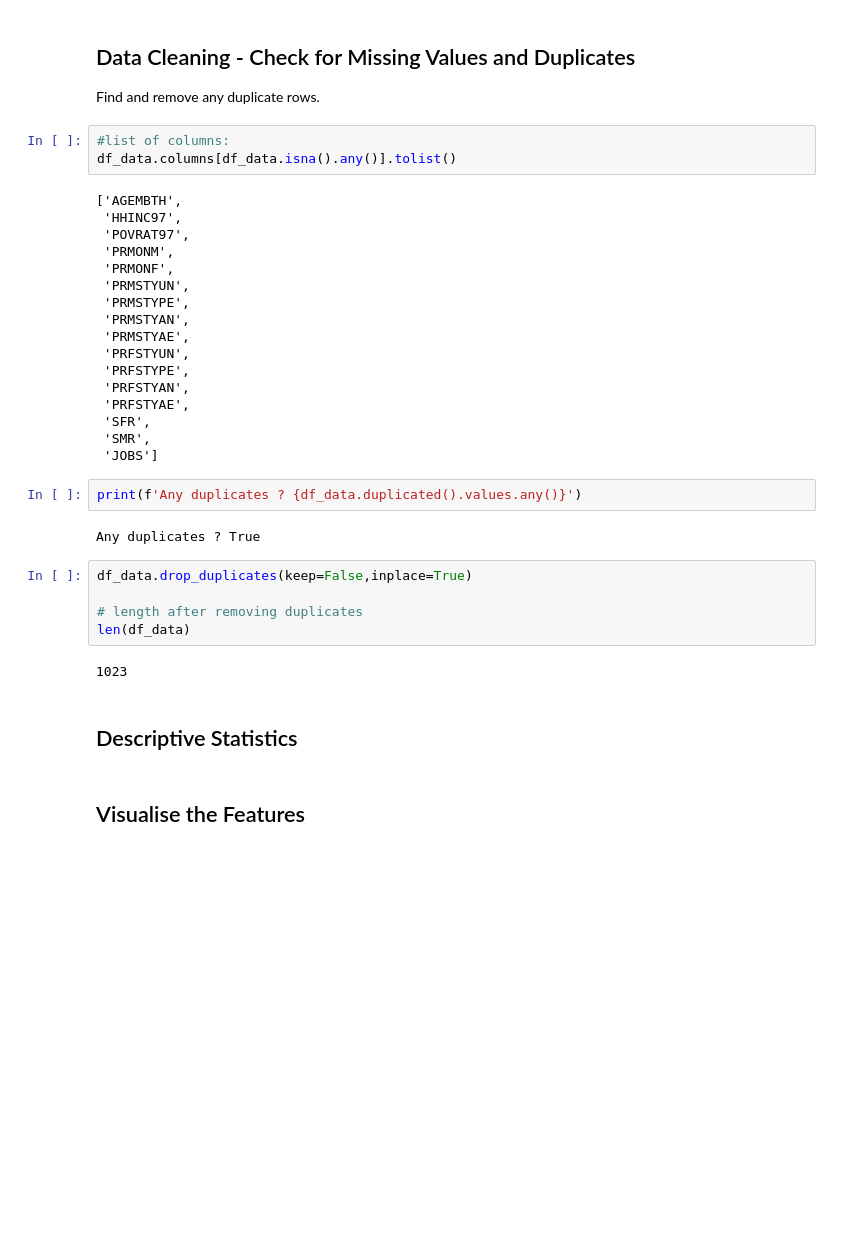
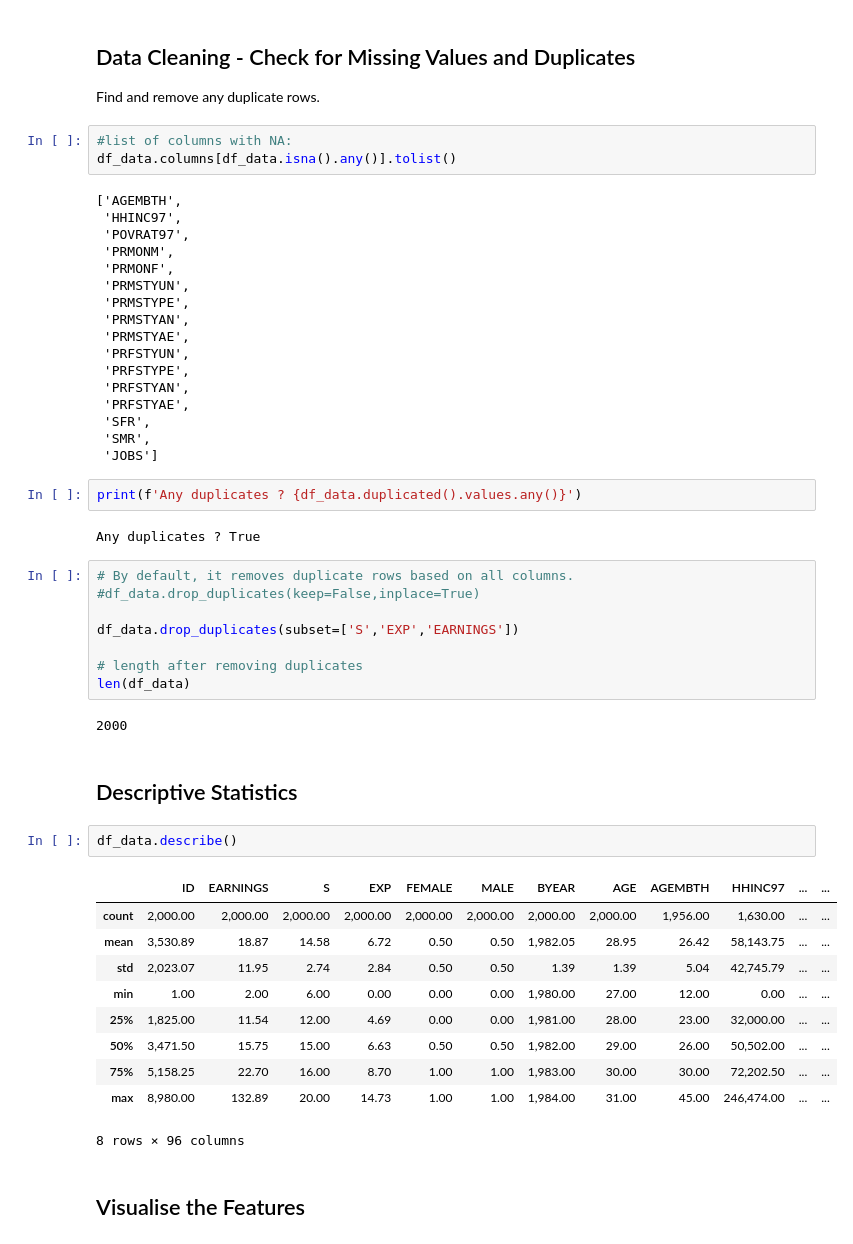
Before and after one commit to cdosorio/python-100-days, a Jupyter notebook: 100-multivariable-regression-salaries/Determinants_of_Earnings_(start).ipynb, the cells around one changed output. Cells and saved outputs as stored; diff of their text form; blank space fills up the shorter version.

```diff
--- a/100-multivariable-regression-salaries/Determinants_of_Earnings_(start).ipynb
+++ b/100-multivariable-regression-salaries/Determinants_of_Earnings_(start).ipynb
@@ -89,7 +92,7 @@ Index(['ID', 'EARNINGS', 'S', 'EXP', 'FEMALE', 'MALE', 'BYEAR', 'AGE',
 
 Find and remove any duplicate rows.
 # %%
-#list of columns:
+#list of columns with NA:
 df_data.columns[df_data.isna().any()].tolist()
 # %% [output]
 ['AGEMBTH',
@@ -113,13 +116,29 @@ print(f'Any duplicates ? {df_data.duplicated().values.any()}')
 # %% [output]
 Any duplicates ? True
 # %%
-df_data.drop_duplicates(keep=False,inplace=True)
+# By default, it removes duplicate rows based on all columns.
+#df_data.drop_duplicates(keep=False,inplace=True)
+
+df_data.drop_duplicates(subset=['S','EXP','EARNINGS'])
 
 # length after removing duplicates
 len(df_data)
 # %% [output]
-1023
+2000
 # %% [markdown]
 ## Descriptive Statistics
+# %%
+df_data.describe()
+# %% [output]
+|  | ID | EARNINGS | S | EXP | FEMALE | MALE | BYEAR | AGE | AGEMBTH | HHINC97 | ... | ... |
+| count | 2,000.00 | 2,000.00 | 2,000.00 | 2,000.00 | 2,000.00 | 2,000.00 | 2,000.00 | 2,000.00 | 1,956.00 | 1,630.00 | ... | ... |
+| mean | 3,530.89 | 18.87 | 14.58 | 6.72 | 0.50 | 0.50 | 1,982.05 | 28.95 | 26.42 | 58,143.75 | ... | ... |
+| std | 2,023.07 | 11.95 | 2.74 | 2.84 | 0.50 | 0.50 | 1.39 | 1.39 | 5.04 | 42,745.79 | ... | ... |
+| min | 1.00 | 2.00 | 6.00 | 0.00 | 0.00 | 0.00 | 1,980.00 | 27.00 | 12.00 | 0.00 | ... | ... |
+| 25% | 1,825.00 | 11.54 | 12.00 | 4.69 | 0.00 | 0.00 | 1,981.00 | 28.00 | 23.00 | 32,000.00 | ... | ... |
+| 50% | 3,471.50 | 15.75 | 15.00 | 6.63 | 0.50 | 0.50 | 1,982.00 | 29.00 | 26.00 | 50,502.00 | ... | ... |
+| 75% | 5,158.25 | 22.70 | 16.00 | 8.70 | 1.00 | 1.00 | 1,983.00 | 30.00 | 30.00 | 72,202.50 | ... | ... |
+| max | 8,980.00 | 132.89 | 20.00 | 14.73 | 1.00 | 1.00 | 1,984.00 | 31.00 | 45.00 | 246,474.00 | ... | ... |
+8 rows × 96 columns
 # %% [markdown]
 ## Visualise the Features
```
Also changed, not shown: parts of 5 cells of this notebook.
